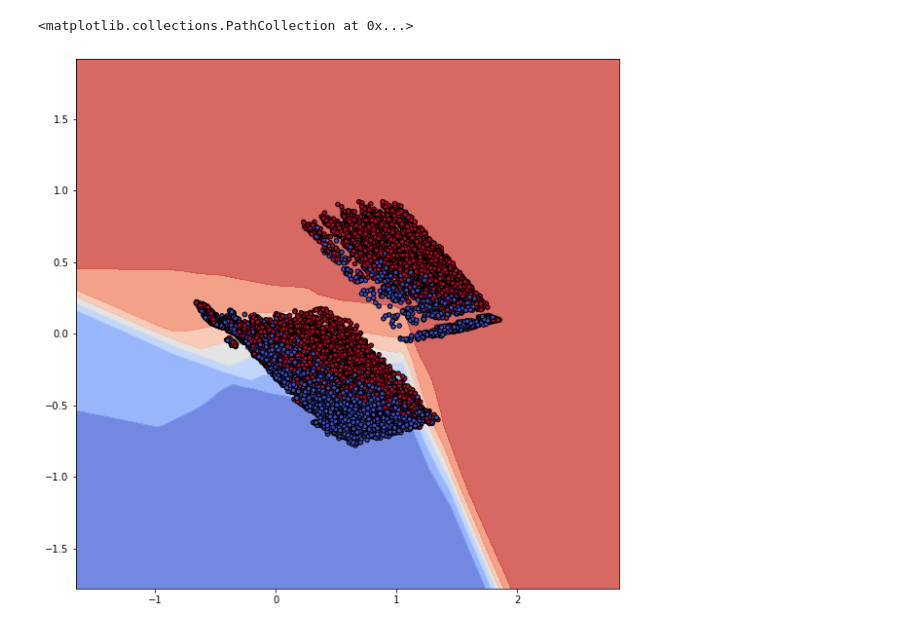
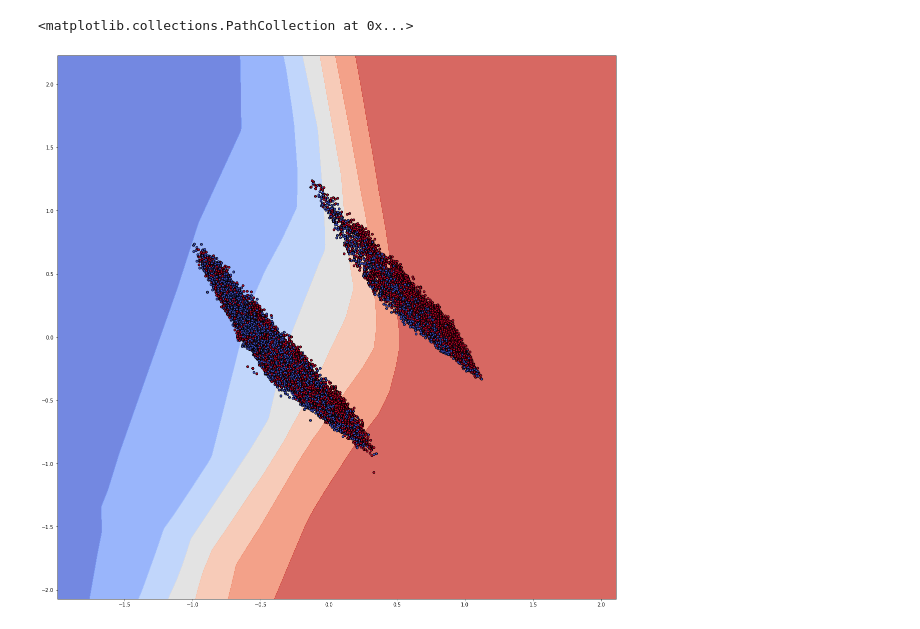
Before and after one commit to brashovyan/neuron-activation, a Jupyter notebook: lab_2.ipynb, the cells around one changed output. Drawn from its saved outputs; the diff is of its cells as text; code cells hidden in the pictures.

```diff
--- a/lab_2.ipynb
+++ b/lab_2.ipynb
@@ -30,0 +31,7 @@ ds_class
+# %%
+# убираю все строки, где игроки 5 на 5
+# P.s. предсказывать победу в начале раунда, конечно, интересно, но это очень сложно, и выше 78% у меня вообще никак не получилось добиться.
+# Я смотрю время до конца раунда (в секундах), счет, деньги, живые игроки, их здоровье, бомба, дифуза, и самые популярные оружия (эмки, калаш, авп, ауг, сг)
+
+ds_class = ds_class.loc[((ds_class['ct_players_alive'] != 5.0) & (ds_class['t_players_alive'] != 5.0))]
+ds_class
@@ -105,29 +134,0 @@ ds_class
-# %%
-# еще исключаю ситуации 5 на 5, где команда с перевосом денег в >= 10к проигрывает (на игровом сленге когда выигрывают эко раунды)
-
-len_data = len(ds_class)
-i = 0
-while i < len_data:
-    if ds_class['ct_players_alive'].loc[ds_class.index[i]] == 5 and ds_class['t_players_alive'].loc[ds_class.index[i]] == 5 and \
-    abs(ds_class['t_money'].loc[ds_class.index[i]] - ds_class['ct_money'].loc[ds_class.index[i]]) >= 10000 and \
-    ds_class['round_winner'].loc[ds_class.index[i]] == 'CT':
-        try:
-            ds_class = ds_class.drop(index = i)
-            len_data -= 1
-        except:
-            i += 1
-            next
-
-    elif ds_class['ct_players_alive'].loc[ds_class.index[i]] == 5 and ds_class['t_players_alive'].loc[ds_class.index[i]] == 5 and \
-    abs(ds_class['ct_money'].loc[ds_class.index[i]] - ds_class['t_money'].loc[ds_class.index[i]]) >= 10000 and \
-    ds_class['round_winner'].loc[ds_class.index[i]] == 'T':
-        try:
-            ds_class = ds_class.drop(index = i)
-            len_data -= 1
-        except:
-            i += 1
-            next
-
-    i += 1
-
-ds_class
@@ -435,7 +421,7 @@ from keras.models import load_model
 
 # Загружаем контрольную точку (модель)
 # Обратите внимание путь до контрольной точки может отличатся
-loaded_model = load_model('./save_points/nn_model_loss-0.51_val_loss-0.52_acc-0.71_val_acc-0.71.hdf5')
+loaded_model = load_model('./save_points/nn_model_loss-0.37_val_loss-0.36_acc-0.82_val_acc-0.83.hdf5')
 
 # Прдсказываем класс
 print(f'Точность предсказания на тренировочных данных {loaded_model.evaluate(X_train, Y_train)[1]}')
@@ -531,7 +529,7 @@ xx, yy = make_meshgrid(X0, X1)
 
 clf_predict(xx, yy)
 
-fig, ax = plt.subplots(1,1, figsize=(10, 10))
+fig, ax = plt.subplots(1,1, figsize=(20, 20))
 plot_contours(ax, clf_predict, xx, yy, cmap=plt.cm.coolwarm, alpha=0.8)
 ax.scatter(X0, X1, c=Y.apply(lambda x: x).values, cmap=plt.cm.coolwarm, s=20, edgecolors='k')
 # НОЛЬ -синяя, красная - 1
@@ -543,2 +541,2 @@ ax.scatter(X0, X1, c=Y.apply(lambda x: x).values, cmap=plt.cm.coolwarm, s=20, ed
 <matplotlib.collections.PathCollection at 0x...>
-[figure, old version]
+[figure, new version]
```
Also changed, not shown: parts of 19 cells of this notebook, 1 other file.
